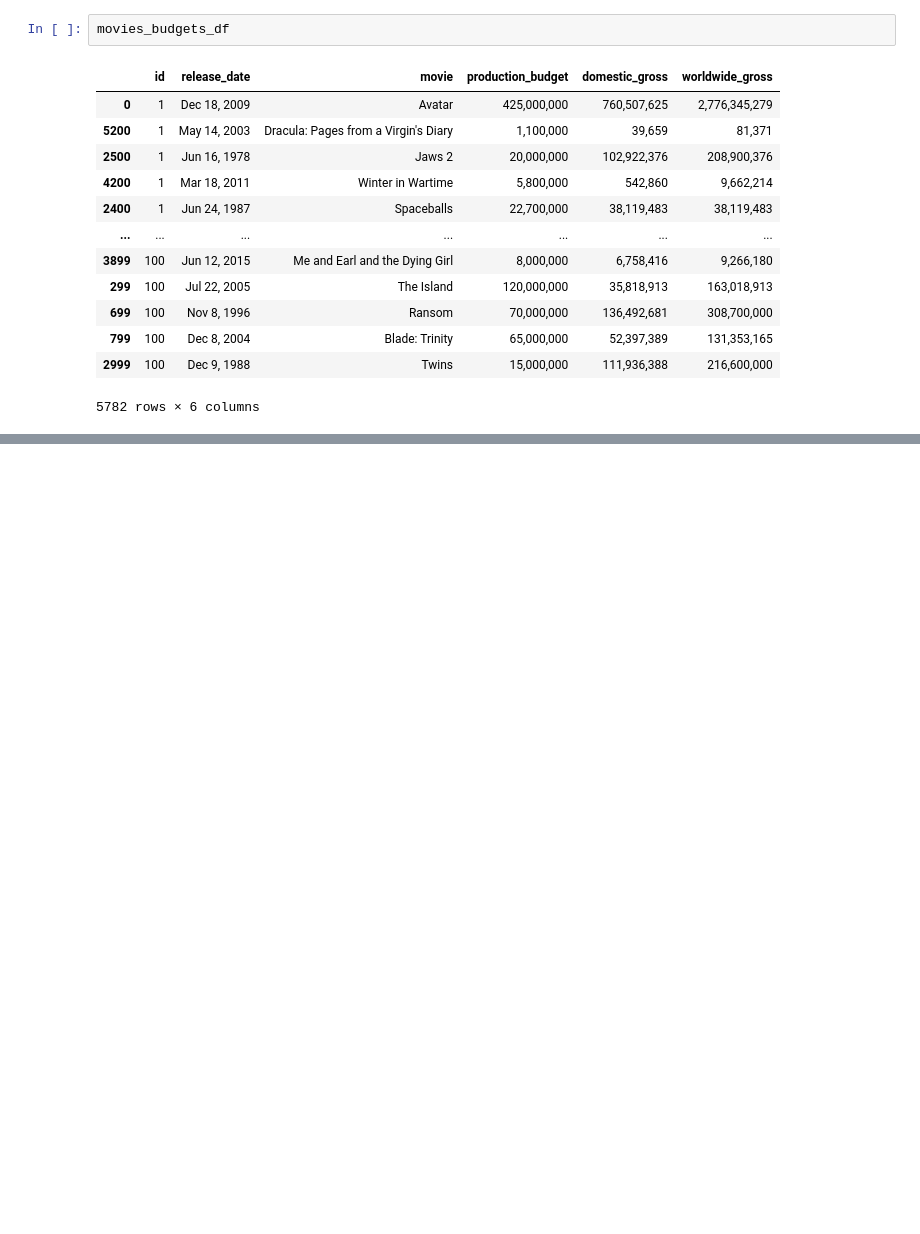
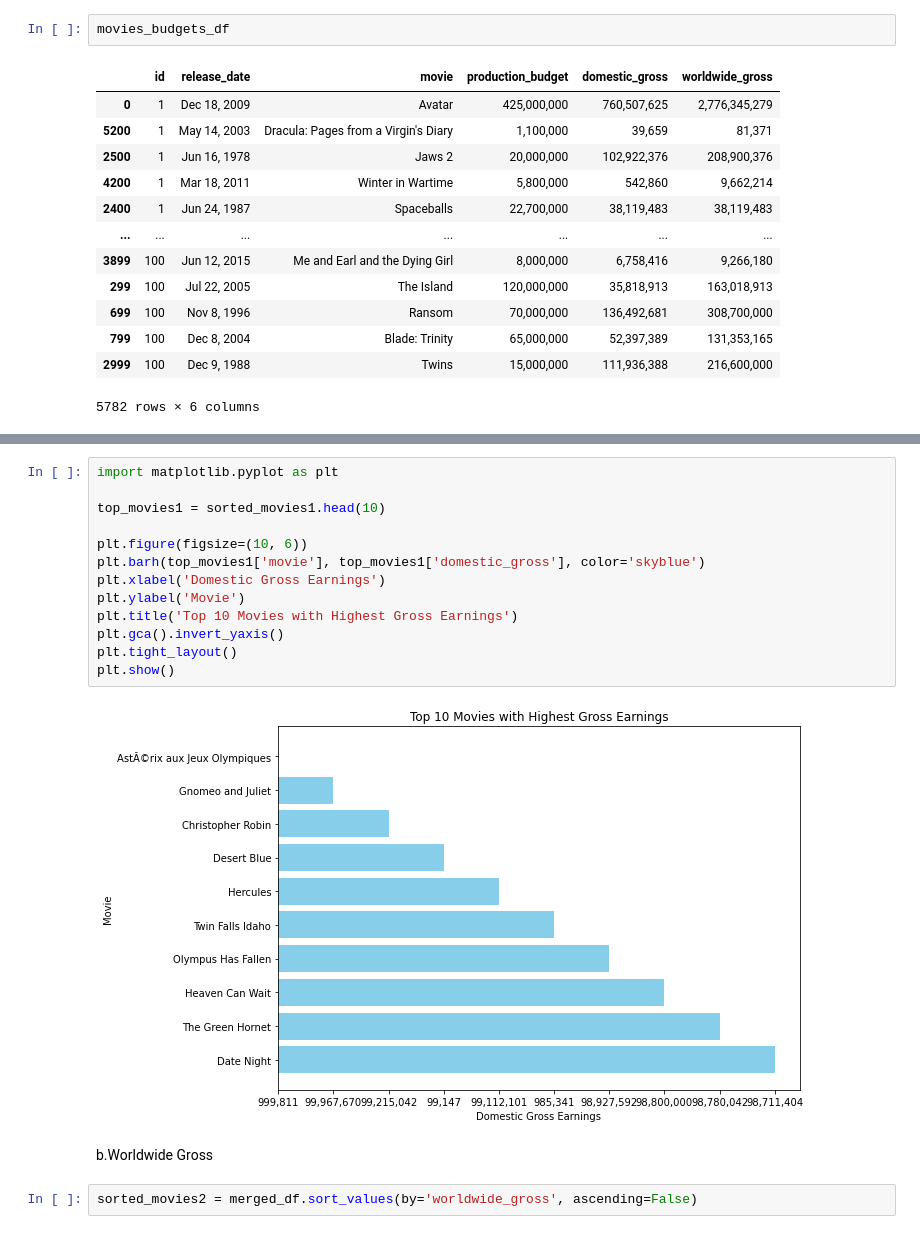
Before and after one commit to Sharon-Mukami/dsc-phase-1-project-v2-4, a Jupyter notebook: student.ipynb, the cells around one changed output, grey strips where cells are left out. Drawn from its saved outputs; the diff is of its cells as text; blank space fills up the shorter version.

```diff
--- a/student.ipynb
+++ b/student.ipynb
@@ -571,0 +710,19 @@ movies_budgets_df
+# %%
+import matplotlib.pyplot as plt
+
+top_movies1 = sorted_movies1.head(10)
+
+plt.figure(figsize=(10, 6))
+plt.barh(top_movies1['movie'], top_movies1['domestic_gross'], color='skyblue')
+plt.xlabel('Domestic Gross Earnings')
+plt.ylabel('Movie')
+plt.title('Top 10 Movies with Highest Gross Earnings')
+plt.gca().invert_yaxis()
+plt.tight_layout()
+plt.show()
+# %% [output]
+[figure, added]
+# %% [markdown]
+b.Worldwide Gross
+# %%
+sorted_movies2 = merged_df.sort_values(by='worldwide_gross', ascending=False)
```
Also changed, not shown: parts of 35 cells of this notebook.
